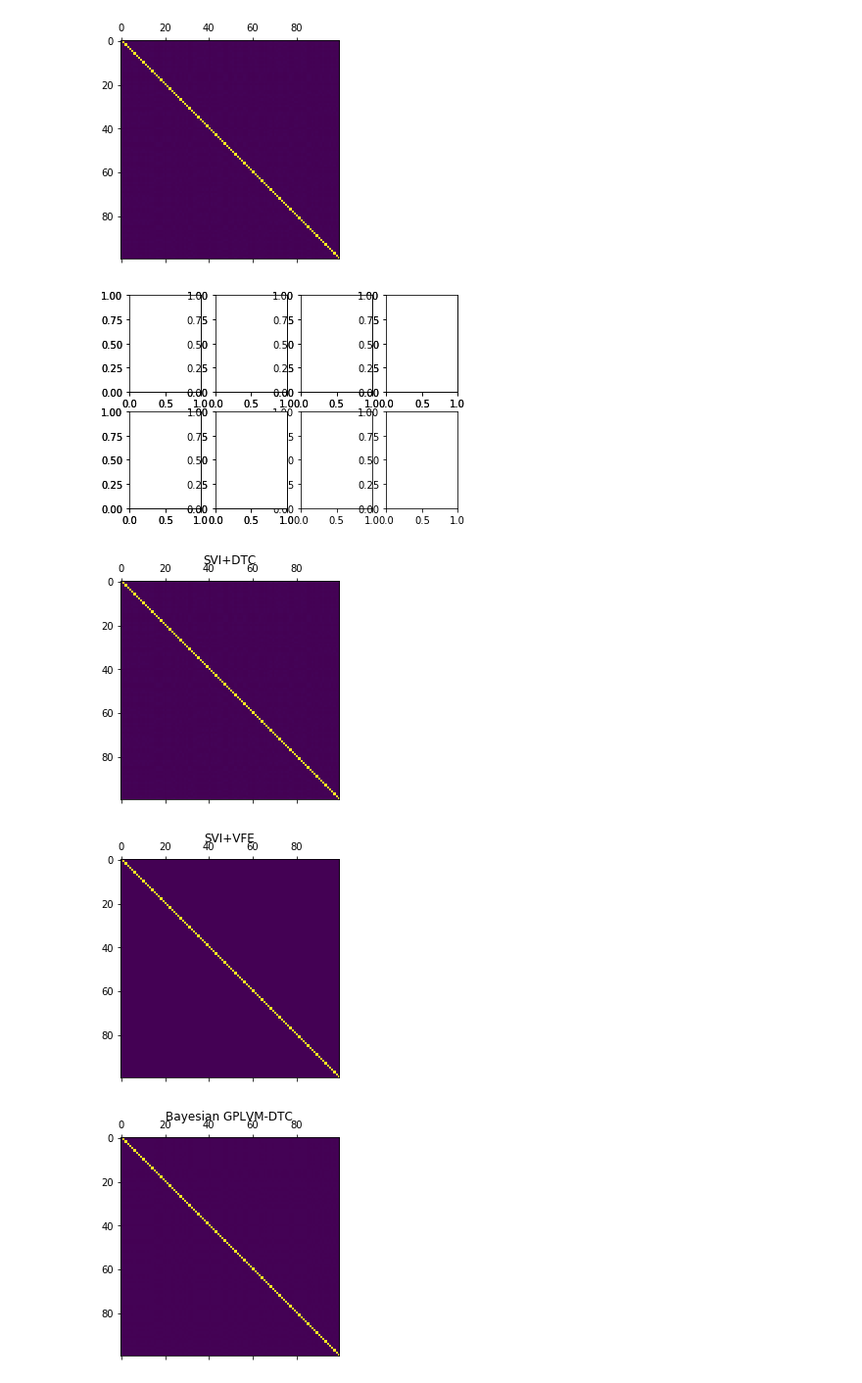
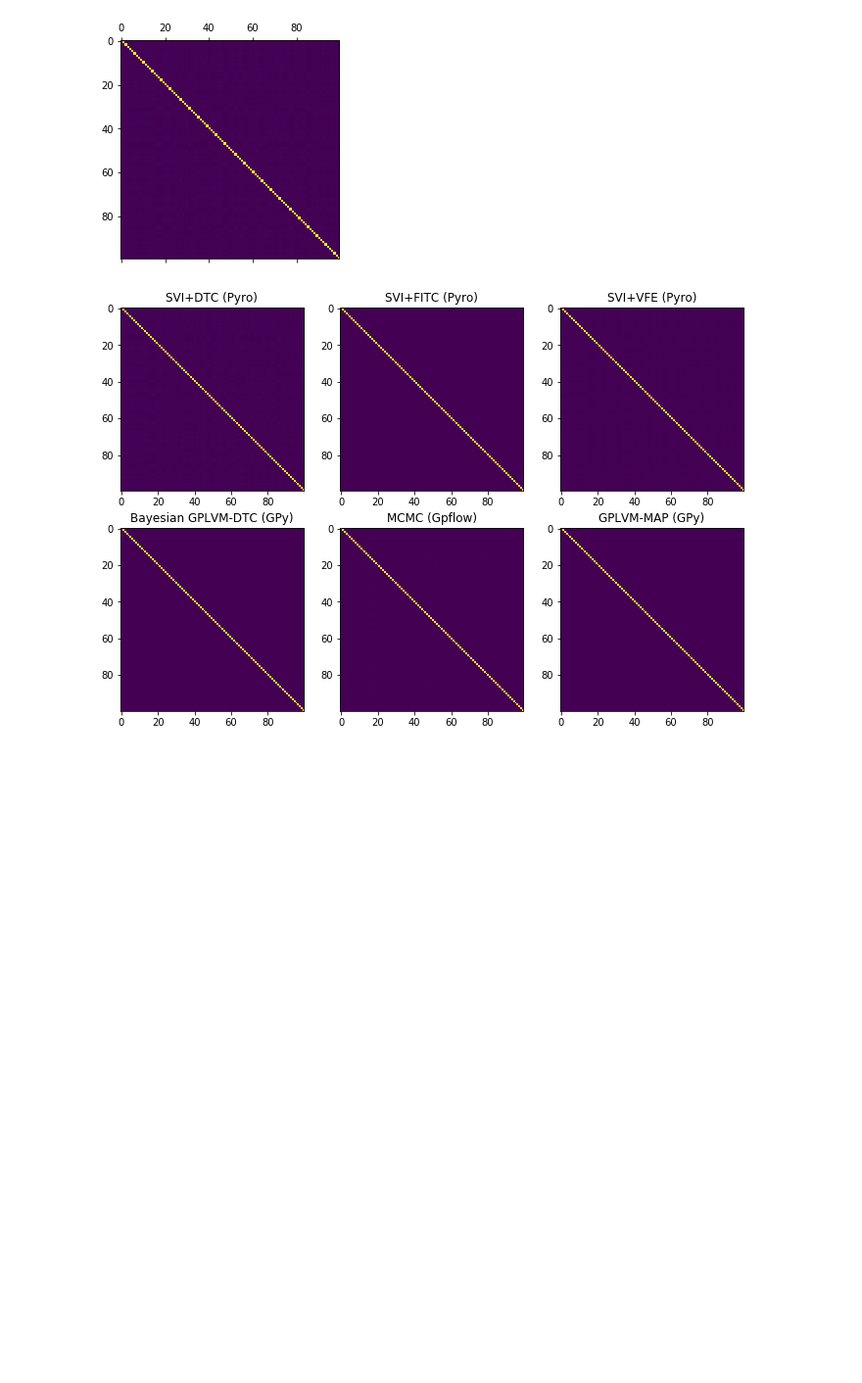
Before and after one commit to aneeqr/Thesis, a Jupyter notebook: Code/Notebooks/DR/Oil Data set Analysis Final.ipynb, the cells around one changed output. Shown at 98% size. Saved outputs shown, nothing was run; the diff lists cells and outputs as text; code cells hidden in the pictures; blank space fills up the shorter version.

```diff
--- a/Code/Notebooks/DR/Oil Data set Analysis Final.ipynb
+++ b/Code/Notebooks/DR/Oil Data set Analysis Final.ipynb
@@ -1016,40 +1016,44 @@ model[5]=m2
 pickle.dump(model, open( "oil100.p", "wb" ) )
 # %%
 #f, ax = plt.subplots(2, 4, figsize=(31, 11))
-f = plt.figure()
-f.subplots(2, 4)Kff
-plt.matshow(K)
-plt.title("SVI+DTC")
+f = plt.figure(figsize=(31, 11))
+#f, ax = plt.subplots(figsize=(31, 11))
+f.add_subplot(2, 3,1)
+plt.title("SVI+DTC (Pyro)")
+plt.imshow(K)
 
-f.add_subplot(2,4, 2)
-plt.matshow(K2)
-plt.title("SVI+FITC")
 
-f.add_subplot(2,4, 3)
-plt.title("SVI+VFE")
-plt.matshow(K3)
-f.add_subplot(2,4, 4)
-plt.title('Bayesian GPLVM-DTC')
-plt.matshow(Kff)
-f.add_subplot(2,4, 5)
-plt.title('MCMC')
-plt.matshow(K_mcmc)
-f.add_subplot(2,4, 6)
-plt.title('GPLVM-MAP')
-plt.matshow(cov)
+f.add_subplot(2,3, 2)
+plt.title("SVI+FITC (Pyro)")
+plt.imshow(K2)
+
+
+f.add_subplot(2,3, 3)
+plt.title("SVI+VFE (Pyro)")
+plt.imshow(K3)
+
+f.add_subplot(2,3, 4)
+plt.title('Bayesian GPLVM-DTC (GPy)')
+plt.imshow(Kff)
+
+
+f.add_subplot(2,3, 5)
+plt.title('MCMC (Gpflow)')
+plt.imshow(K_mcmc)
+
+f.add_subplot(2,3, 6)
+plt.title('GPLVM-MAP (GPy)')
+plt.imshow(cov)
 
 
 
 
-#plt.subplots_adjust(bottom=0.6, right=0.7, top=1)
+plt.subplots_adjust(bottom=0.9, right=0.41, top=1.42)
 #plt.a
 #fig.add_subplot
 #ax[0].matshow(K)
 #plt.matshow()
 
-plt.show()
+#plt.show()
 # %% [output]
-[figure, old version]
+[figure, new version]
-[figure, removed]
-[figure, removed]
-[figure, removed]
```
Also changed, not shown: parts of 2 cells of this notebook.
